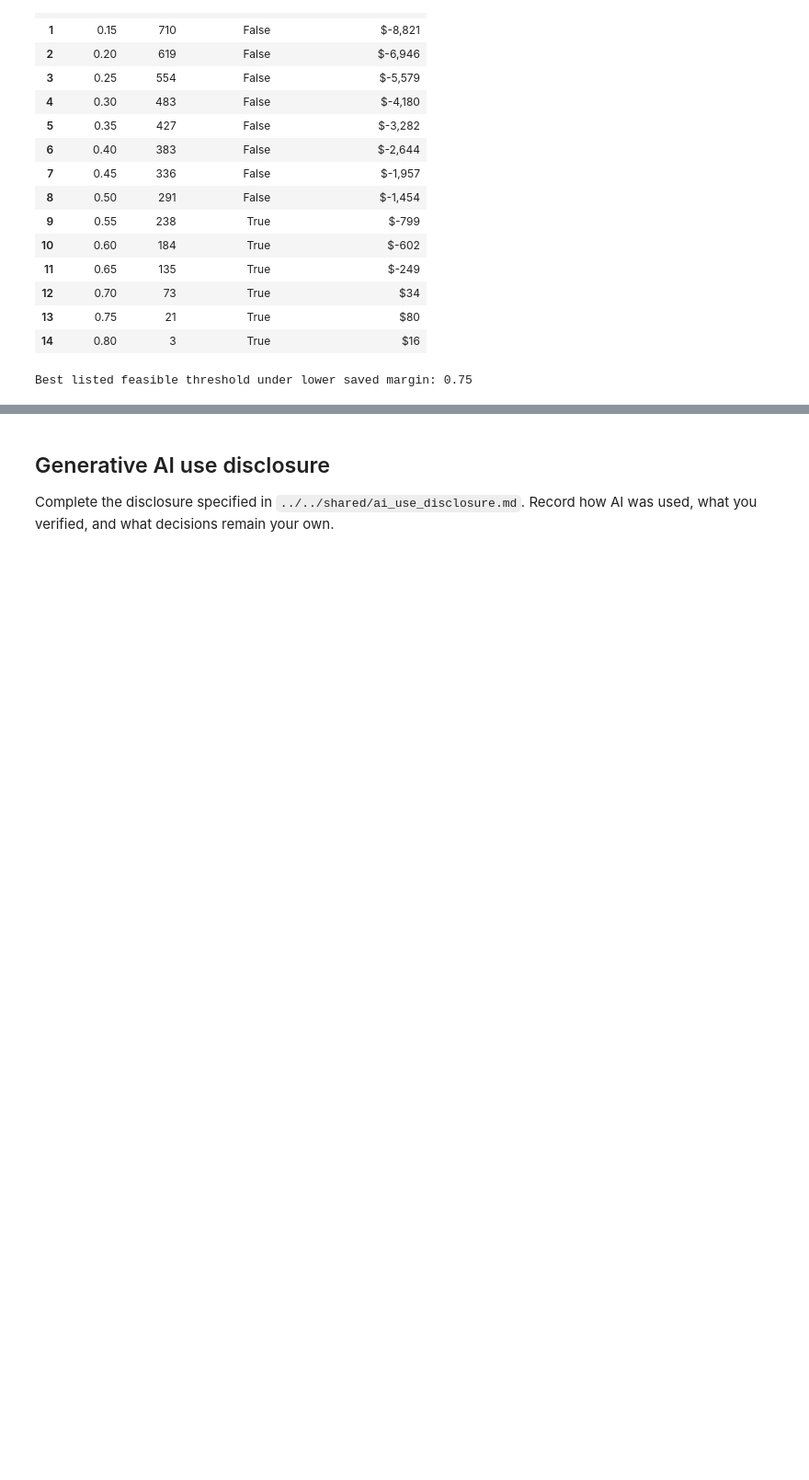
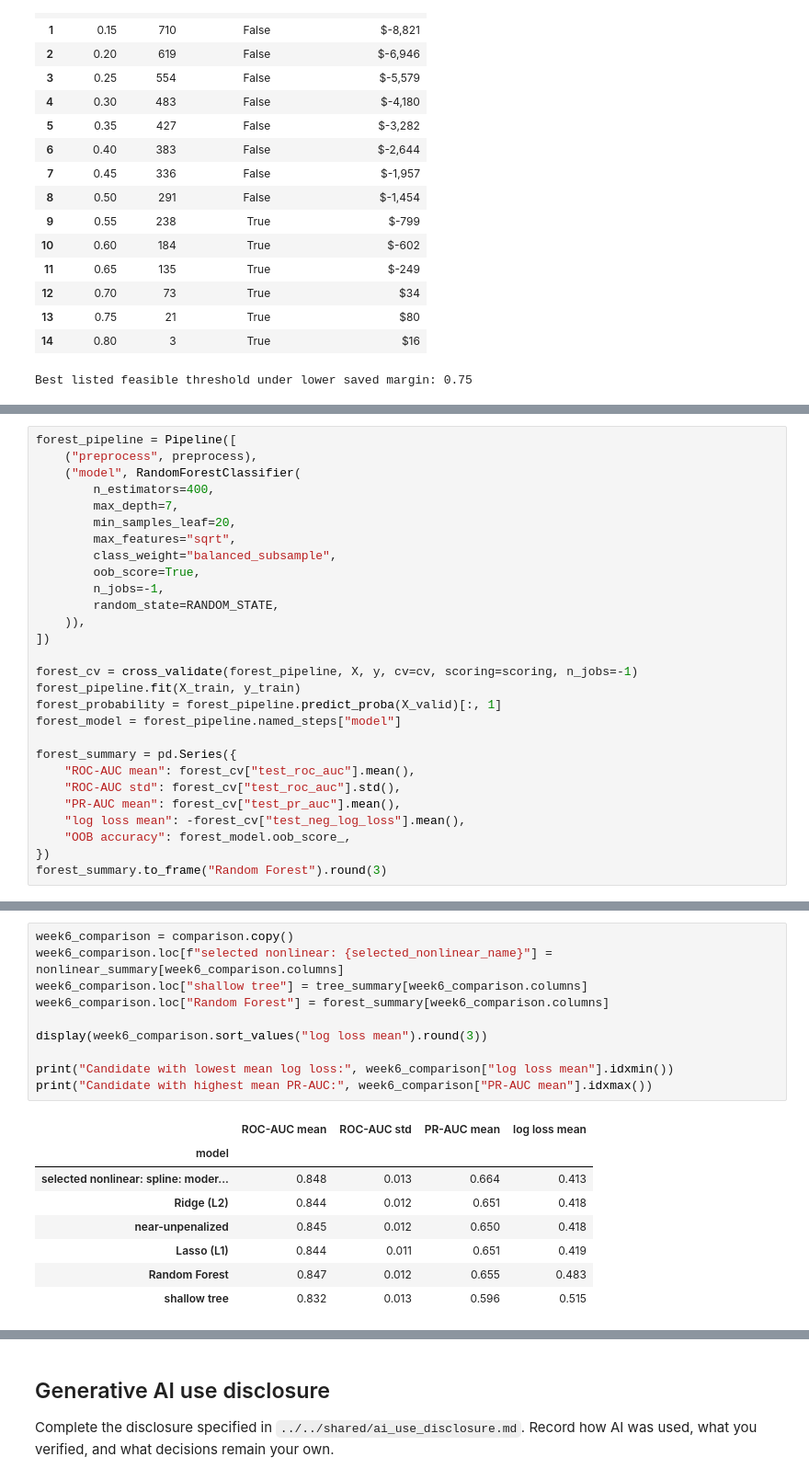
Before and after one commit to ayperr/app, a Jupyter notebook: exercise-02-retention/notebooks/getting_started.ipynb, the cells around one changed output, grey strips where cells are left out. Shown at 92% size. Saved outputs shown, nothing was run; the diff lists cells and outputs as text; blank space fills up the shorter version.

```diff
--- a/exercise-02-retention/notebooks/getting_started.ipynb
+++ b/exercise-02-retention/notebooks/getting_started.ipynb
@@ -698,0 +1140,28 @@ Add a tree or Random Forest using the same validation design. Then compare proba
+# %%
+forest_pipeline = Pipeline([
+    ("preprocess", preprocess),
+    ("model", RandomForestClassifier(
+        n_estimators=400,
+        max_depth=7,
+        min_samples_leaf=20,
+        max_features="sqrt",
+        class_weight="balanced_subsample",
+        oob_score=True,
+        n_jobs=-1,
+        random_state=RANDOM_STATE,
+    )),
+])
+
+forest_cv = cross_validate(forest_pipeline, X, y, cv=cv, scoring=scoring, n_jobs=-1)
+forest_pipeline.fit(X_train, y_train)
+forest_probability = forest_pipeline.predict_proba(X_valid)[:, 1]
+forest_model = forest_pipeline.named_steps["model"]
+
+forest_summary = pd.Series({
+    "ROC-AUC mean": forest_cv["test_roc_auc"].mean(),
+    "ROC-AUC std": forest_cv["test_roc_auc"].std(),
+    "PR-AUC mean": forest_cv["test_pr_auc"].mean(),
+    "log loss mean": -forest_cv["test_neg_log_loss"].mean(),
+    "OOB accuracy": forest_model.oob_score_,
+})
+forest_summary.to_frame("Random Forest").round(3)
@@ -698,0 +1183,19 @@ Add a tree or Random Forest using the same validation design. Then compare proba
+# %%
+week6_comparison = comparison.copy()
+week6_comparison.loc[f"selected nonlinear: {selected_nonlinear_name}"] = nonlinear_summary[week6_comparison.columns]
+week6_comparison.loc["shallow tree"] = tree_summary[week6_comparison.columns]
+week6_comparison.loc["Random Forest"] = forest_summary[week6_comparison.columns]
+
+display(week6_comparison.sort_values("log loss mean").round(3))
+
+print("Candidate with lowest mean log loss:", week6_comparison["log loss mean"].idxmin())
+print("Candidate with highest mean PR-AUC:", week6_comparison["PR-AUC mean"].idxmax())
+# %% [output]
+|  | ROC-AUC mean | ROC-AUC std | PR-AUC mean | log loss mean |
+| model |  |  |  |  |
+| selected nonlinear: spline: moder... | 0.848 | 0.013 | 0.664 | 0.413 |
+| Ridge (L2) | 0.844 | 0.012 | 0.651 | 0.418 |
+| near-unpenalized | 0.845 | 0.012 | 0.650 | 0.418 |
+| Lasso (L1) | 0.844 | 0.011 | 0.651 | 0.419 |
+| Random Forest | 0.847 | 0.012 | 0.655 | 0.483 |
+| shallow tree | 0.832 | 0.013 | 0.596 | 0.515 |
```
Also changed, not shown: parts of 45 cells of this notebook.
